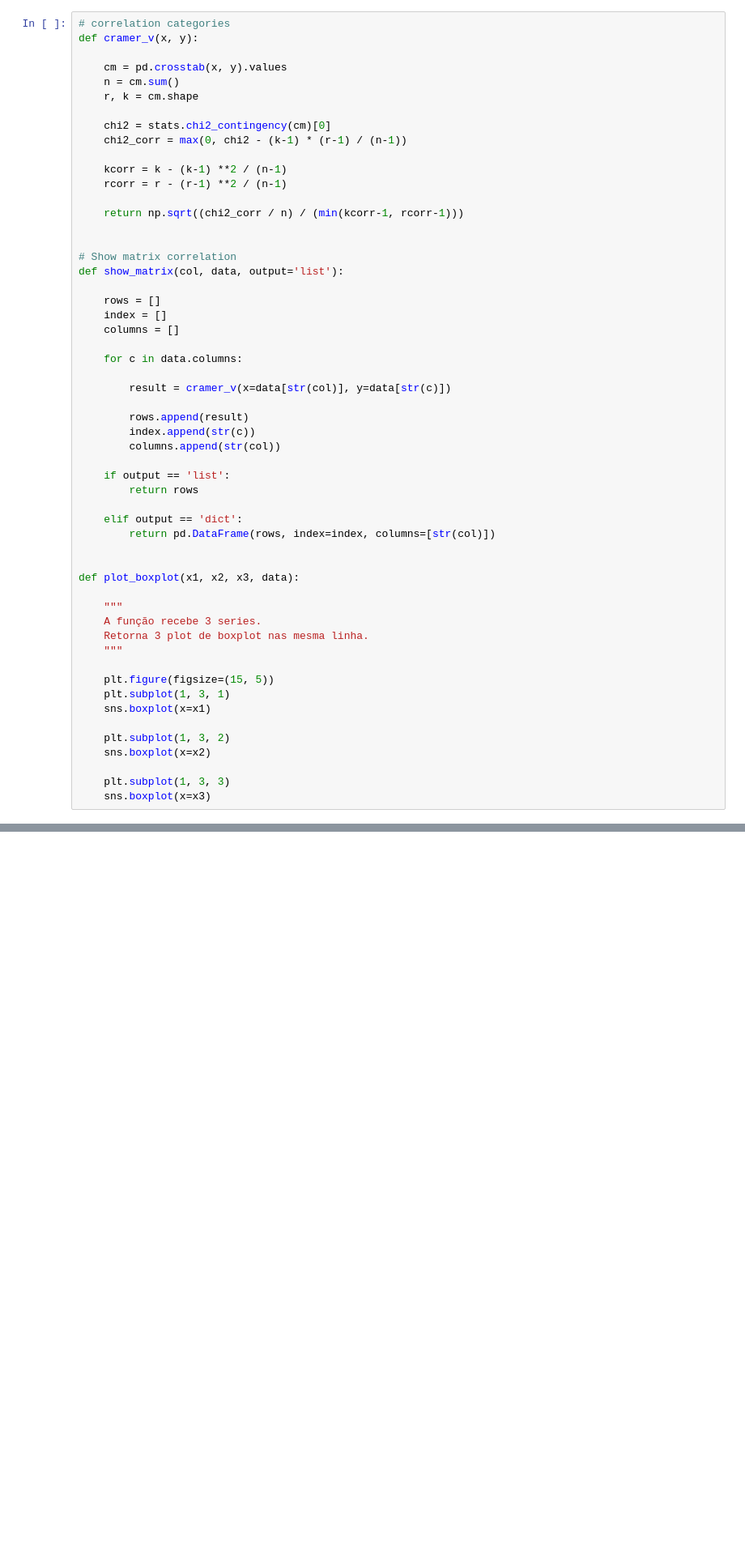
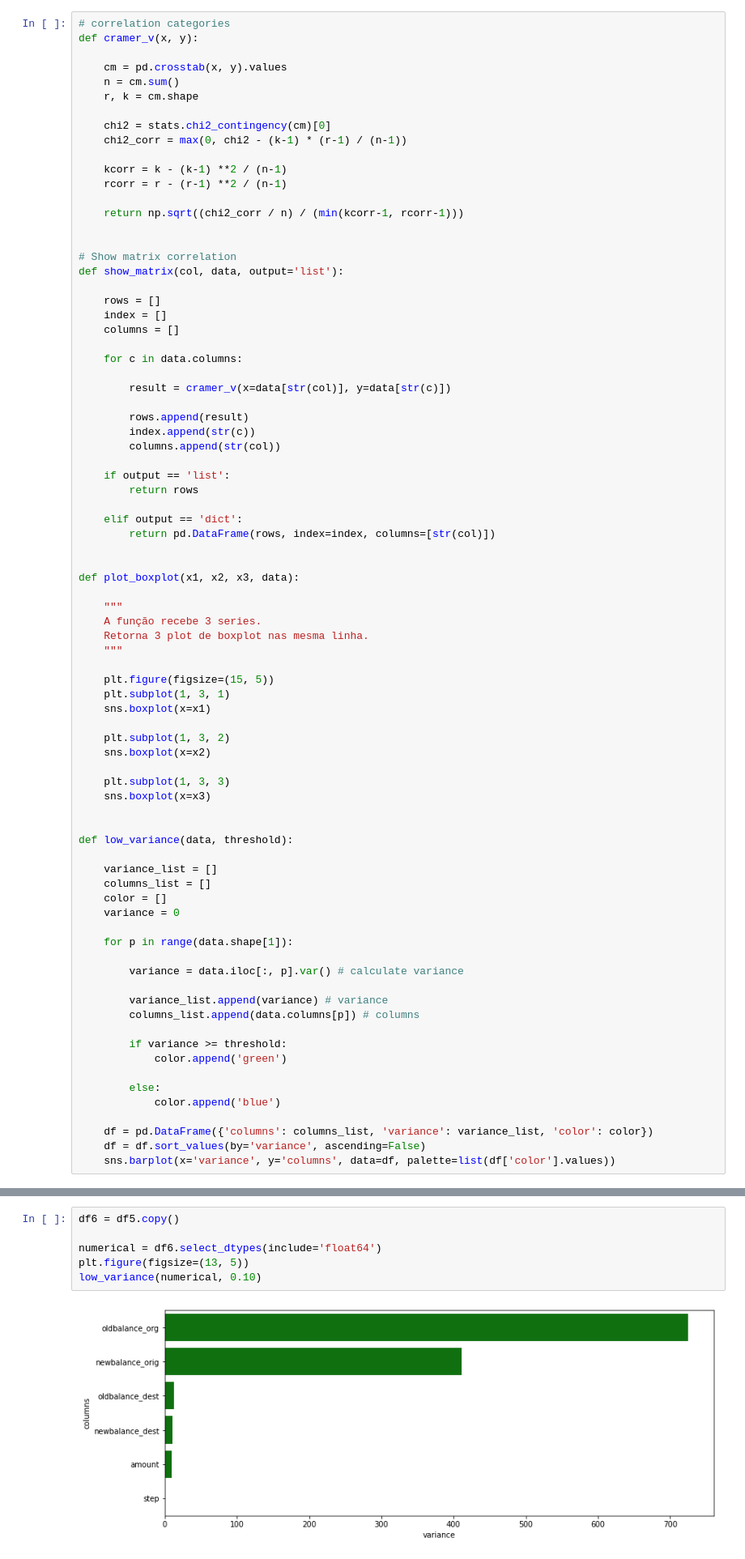
Before and after one commit to Jhonatanslopes/Financial-Fraud-Detection, a Jupyter notebook: notebook/notebook.ipynb, the cells around one changed output, grey strips where cells are left out. Shown at 81% size. Saved outputs shown, nothing was run; the diff lists cells and outputs as text; blank space fills up the shorter version.

Commit message:
feature selection done

```diff
--- a/notebook/notebook.ipynb
+++ b/notebook/notebook.ipynb
@@ -122,6 +123,31 @@ def plot_boxplot(x1, x2, x3, data):
 
     plt.subplot(1, 3, 3)
     sns.boxplot(x=x3)
+
+
+def low_variance(data, threshold):
+
+    variance_list = []
+    columns_list = []
+    color = []
+    variance = 0
+
+    for p in range(data.shape[1]):
+
+        variance = data.iloc[:, p].var() # calculate variance
+
+        variance_list.append(variance) # variance
+        columns_list.append(data.columns[p]) # columns
+
+        if variance >= threshold:
+            color.append('green')
+
+        else:
+            color.append('blue')
+
+    df = pd.DataFrame({'columns': columns_list, 'variance': variance_list, 'color': color})
+    df = df.sort_values(by='variance', ascending=False)
+    sns.barplot(x='variance', y='columns', data=df, palette=list(df['color'].values))
 # %% [markdown]
 ## 0.2 Carregamento de Dados
 # %%
@@ -632,0 +661,8 @@ y_test = test_full['is_fraud']
+# %%
+df6 = df5.copy()
+
+numerical = df6.select_dtypes(include='float64')
+plt.figure(figsize=(13, 5))
+low_variance(numerical, 0.10)
+# %% [output]
+[figure, added]
```
Also changed, not shown: parts of 7 cells of this notebook.
